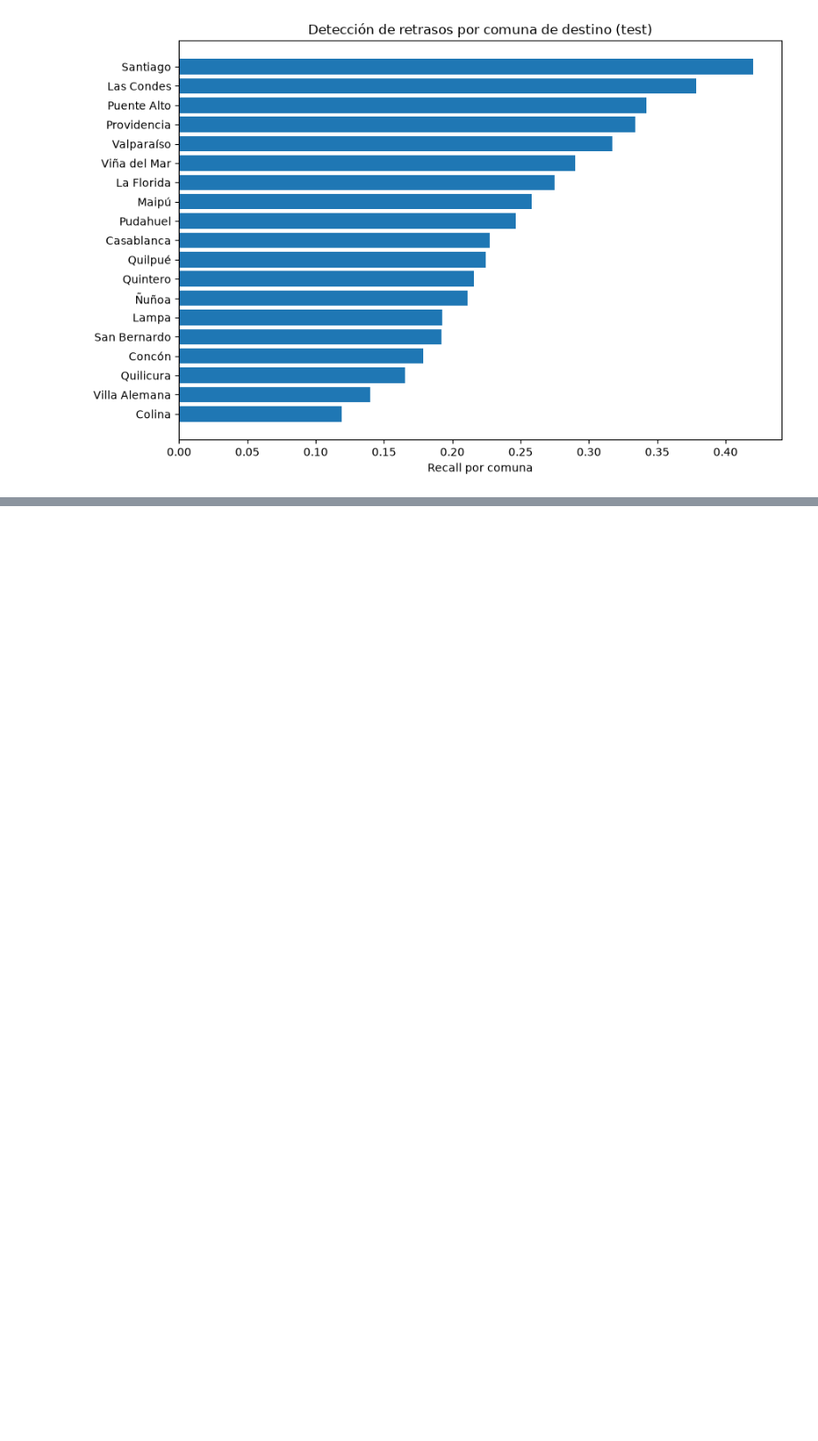
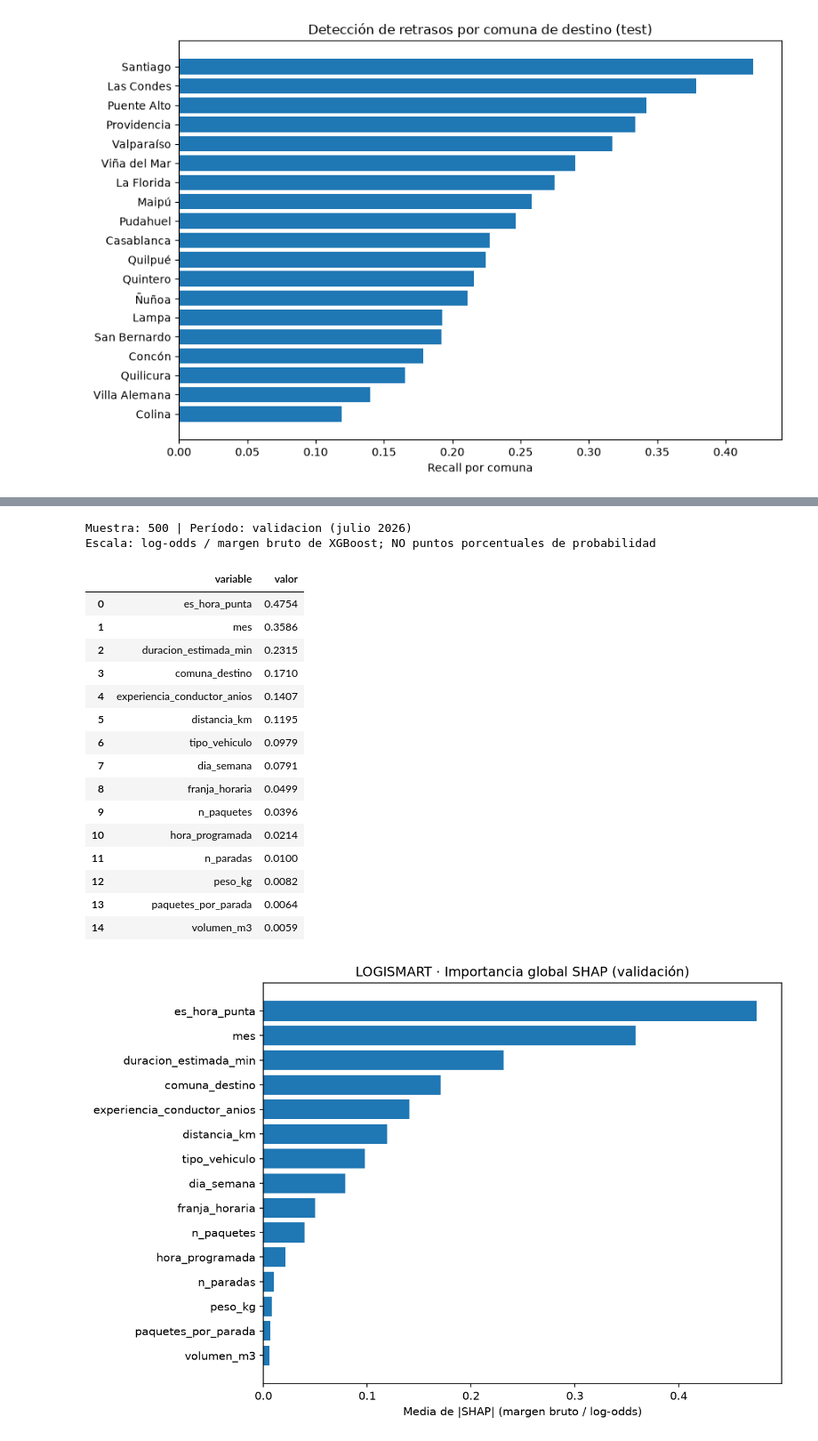
Before and after one commit to carlos31255/EV3_LOGISMART, a Jupyter notebook: notebooks/02_Modelado_LogiSmart.ipynb, the cells around one changed output, grey strips where cells are left out. Shown at 89% size. Drawn from its saved outputs; the diff is of its cells as text; code cells hidden in the pictures; blank space fills up the shorter version.

Commit message:
feat(modelado): completar explicabilidad SHAP y organizar evidencias

```diff
--- a/notebooks/02_Modelado_LogiSmart.ipynb
+++ b/notebooks/02_Modelado_LogiSmart.ipynb
@@ -11,7 +15,7 @@ from IPython.display import display
 BASE = Path.cwd()
 if BASE.name == "notebooks":
     BASE = BASE.parent
-ruta = BASE / "models" / "resultados_modelado.json"
+ruta = BASE / "output" / "resultados" / "resultados_modelado.json"
 if not ruta.exists():
     raise FileNotFoundError("Ejecuta primero: python main.py --proceso entrenar")
 resultados = json.loads(ruta.read_text(encoding="utf-8"))
@@ -73,9 +87,10 @@ base = Path.cwd()
 if base.name == "notebooks":
     base = base.parent
 
-modelos = base / "models"
+resultados_dir = base / "output" / "resultados"
+graficos_dir = base / "output" / "graficos"
 def leer(nombre):
-    ruta = modelos / nombre
+    ruta = resultados_dir / nombre
     if not ruta.exists():
         raise FileNotFoundError(f"Falta {ruta}. Ejecuta python -m src.evaluacion desde la raíz.")
     return json.loads(ruta.read_text(encoding="utf-8"))
@@ -152,0 +208,31 @@ Documentar: ¿qué se gana o pierde con un umbral menor? ¿En qué comunas hay d
+# %%
+from IPython.display import Image, display
+ruta_shap = resultados_dir / "explicabilidad_shap.json"
+ruta_fig = graficos_dir / "importancia_shap.png"
+if not ruta_shap.exists() or not ruta_fig.exists():
+    raise FileNotFoundError("Ejecuta primero: python main.py --proceso explicar")
+explicacion = json.loads(ruta_shap.read_text(encoding="utf-8"))
+print("Muestra:", explicacion["numero_operaciones"], "| Período:", explicacion["conjunto_explicado"])
+print("Escala:", explicacion["escala_shap"])
+display(pd.DataFrame(explicacion["importancia_global_media_abs_shap"]).head(15).round(4))
+display(Image(filename=str(ruta_fig)))
+# %% [output]
+Muestra: 500 | Período: validacion (julio 2026)
+Escala: log-odds / margen bruto de XGBoost; NO puntos porcentuales de probabilidad
+|  | variable | valor |
+| 0 | es_hora_punta | 0.4754 |
+| 1 | mes | 0.3586 |
+| 2 | duracion_estimada_min | 0.2315 |
+| 3 | comuna_destino | 0.1710 |
+| 4 | experiencia_conductor_anios | 0.1407 |
+| 5 | distancia_km | 0.1195 |
+| 6 | tipo_vehiculo | 0.0979 |
+| 7 | dia_semana | 0.0791 |
+| 8 | franja_horaria | 0.0499 |
+| 9 | n_paquetes | 0.0396 |
+| 10 | hora_programada | 0.0214 |
+| 11 | n_paradas | 0.0100 |
+| 12 | peso_kg | 0.0082 |
+| 13 | paquetes_por_parada | 0.0064 |
+| 14 | volumen_m3 | 0.0059 |
+[figure, added]
```
Also changed, not shown: parts of 19 cells of this notebook, 12 other files.
